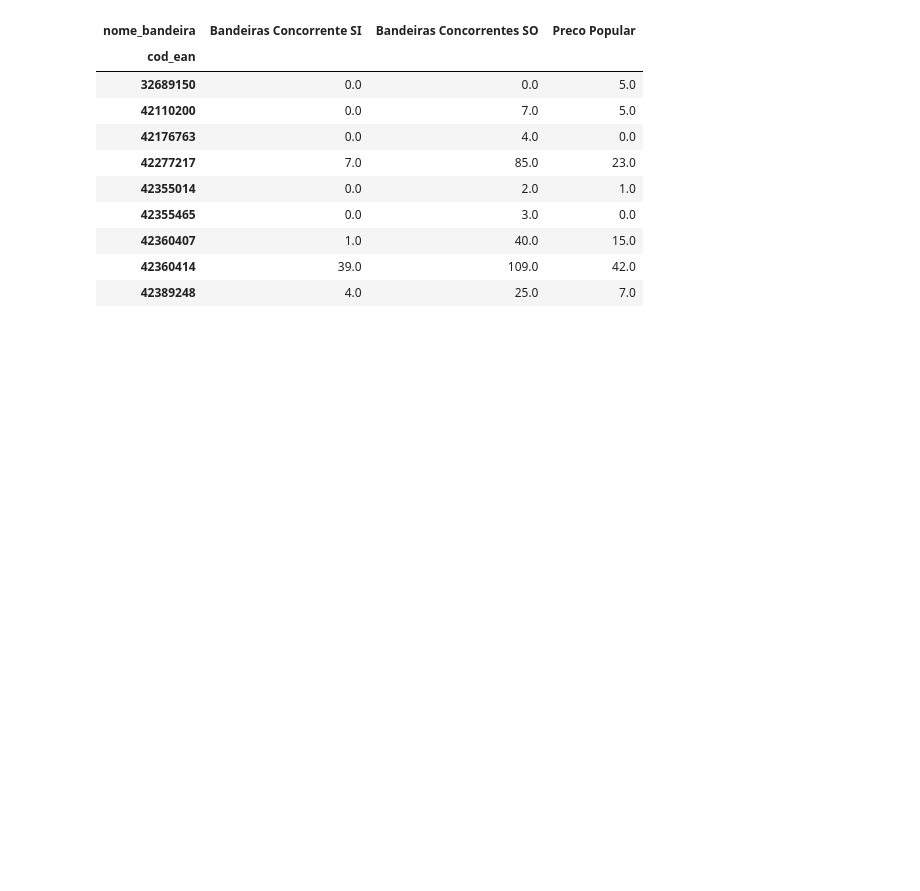
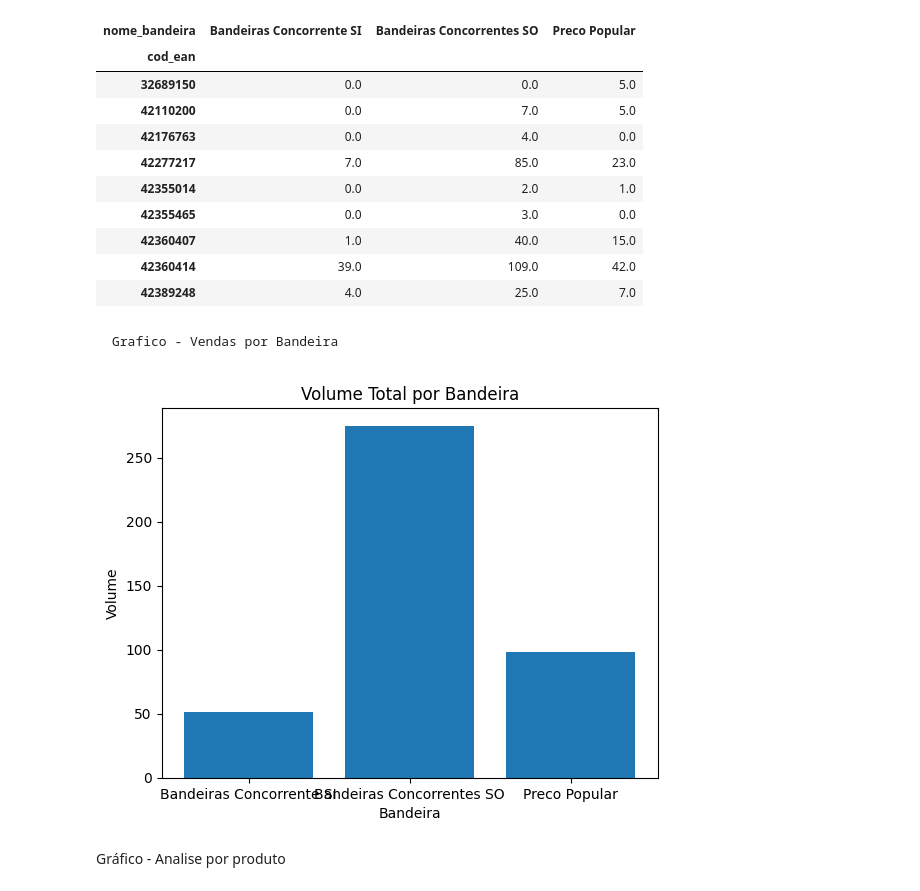
Before and after one commit to BrunoGuilhermeS/projeto-etl-iqvia-clamed, a Jupyter notebook: jupyter/volume_de_vendas.ipynb, the cells around one changed output. Drawn from its saved outputs; the diff is of its cells as text; code cells hidden in the pictures; blank space fills up the shorter version.

Commit message:
Graficos

```diff
--- a/jupyter/volume_de_vendas.ipynb
+++ b/jupyter/volume_de_vendas.ipynb
@@ -101,3 +101,22 @@ df.pivot_table(
 | 42360407 | 1.0 | 40.0 | 15.0 |
 | 42360414 | 39.0 | 109.0 | 42.0 |
 | 42389248 | 4.0 | 25.0 | 7.0 |
+# %% [markdown]
+    Grafico - Vendas por Bandeira
+# %%
+df_bandeira = df.groupby("nome_bandeira", as_index=False).agg(
+    volume_total=("volume_venda", "sum"),
+    media=("volume_venda", "mean"),
+    maximo=("volume_venda", "max")
+)
+# %%
+plt.figure()
+plt.bar(df_bandeira["nome_bandeira"], df_bandeira["volume_total"])
+plt.title("Volume Total por Bandeira")
+plt.ylabel("Volume")
+plt.xlabel("Bandeira")
+plt.show()
+# %% [output]
+[figure, added]
+# %% [markdown]
+Gráfico - Analise por produto
```
Also changed, not shown: parts of 3 cells of this notebook.
